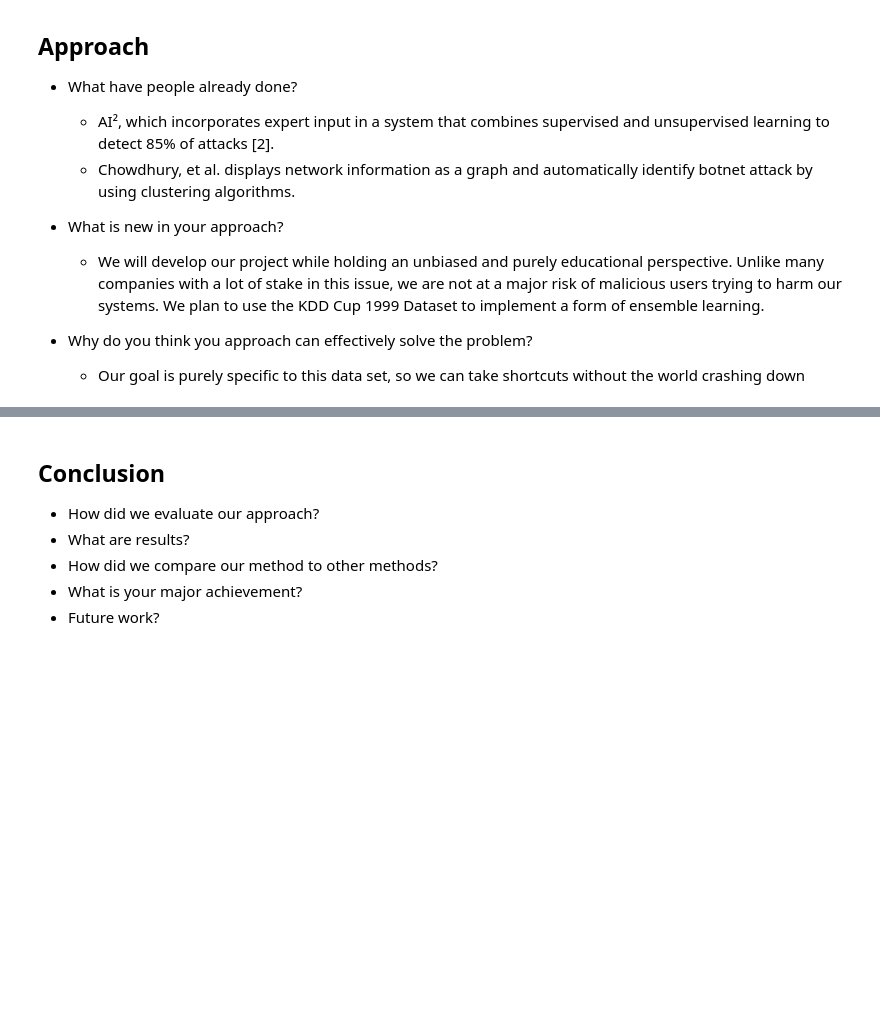
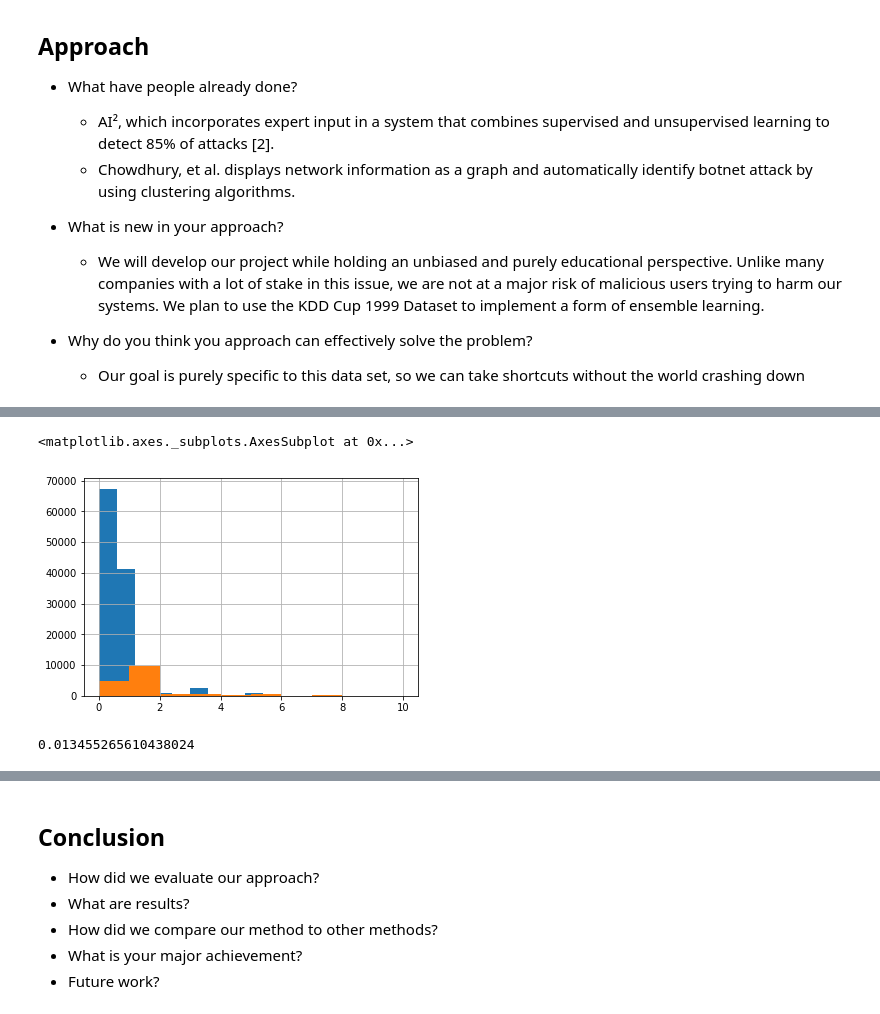
Before and after one commit to sarabranham/CX4240, a Jupyter notebook: Final_Pres.ipynb, the cells around one changed output, grey strips where cells are left out. Cells and saved outputs as stored; diff of their text form; code cells hidden in the pictures; blank space fills up the shorter version.

```diff
--- a/Final_Pres.ipynb
+++ b/Final_Pres.ipynb
@@ -26,0 +93,15 @@
+# %%
+def encode(df):
+#     a = df.drop(42, axis=1)
+    a = df
+    protocol_map = dict(zip(df[1].unique(), range(len(df[1].unique()))))
+    service_map = dict(zip(df[2].unique(), range(len(df[2].unique()))))
+    flag_map = dict(zip(df[3].unique(), range(len(df[3].unique()))))
+    # replace the symbolic features
+    a = a.replace(flag_map)
+    a = a.replace(protocol_map)
+    a = a.replace(service_map)
+    # replace the labels (22 -> 5)
+    label_map = dict(zip(a[41].unique(), range(len(a[41].unique()))))
+    a = a.replace(label_map)
+    return a
@@ -26,0 +155,37 @@
+# %%
+# Isolate only DoS labels
+def take_DoS(df):
+    attack_dict = {}
+    for a in df[41].unique():
+        attack_dict[a] = False
+
+    attack_dict['normal'] = True
+    attack_dict['back'] = True
+    attack_dict['land'] = True
+    attack_dict['neptune'] = True
+    attack_dict['pod'] = True
+    attack_dict['smurf'] = True
+    attack_dict['teardrop'] = True
+    attack_dict['mailbomb'] = True
+    attack_dict['apache2'] = True
+    attack_dict['processtable'] = True
+    attack_dict['udpstorm'] = True
+
+    a_list = [key for key, value in attack_dict.items() if attack_dict[key] == True]
+    a = df[df[41].isin(a_list)]
+    return a
+# %%
+traindata = pd.read_csv('NSL-KDD/KDDTrain+.csv', header=None)
+testdata = pd.read_csv('NSL-KDD/KDDTest+.csv', header=None)
+train = encode(take_DoS(traindata))
+test = encode(take_DoS(testdata))
+train[41].hist()
+test[41].hist()
+# %% [output]
+<matplotlib.axes._subplots.AxesSubplot at 0x...>
+[figure, added]
+# %%
+get_accuracy(train, test, AdaBoostClassifier(n_estimators=100))
+# makes sense - 5 labels -> 11
+# %% [output]
+0.013455265610438024
```
Also changed, not shown: parts of 18 cells of this notebook.
